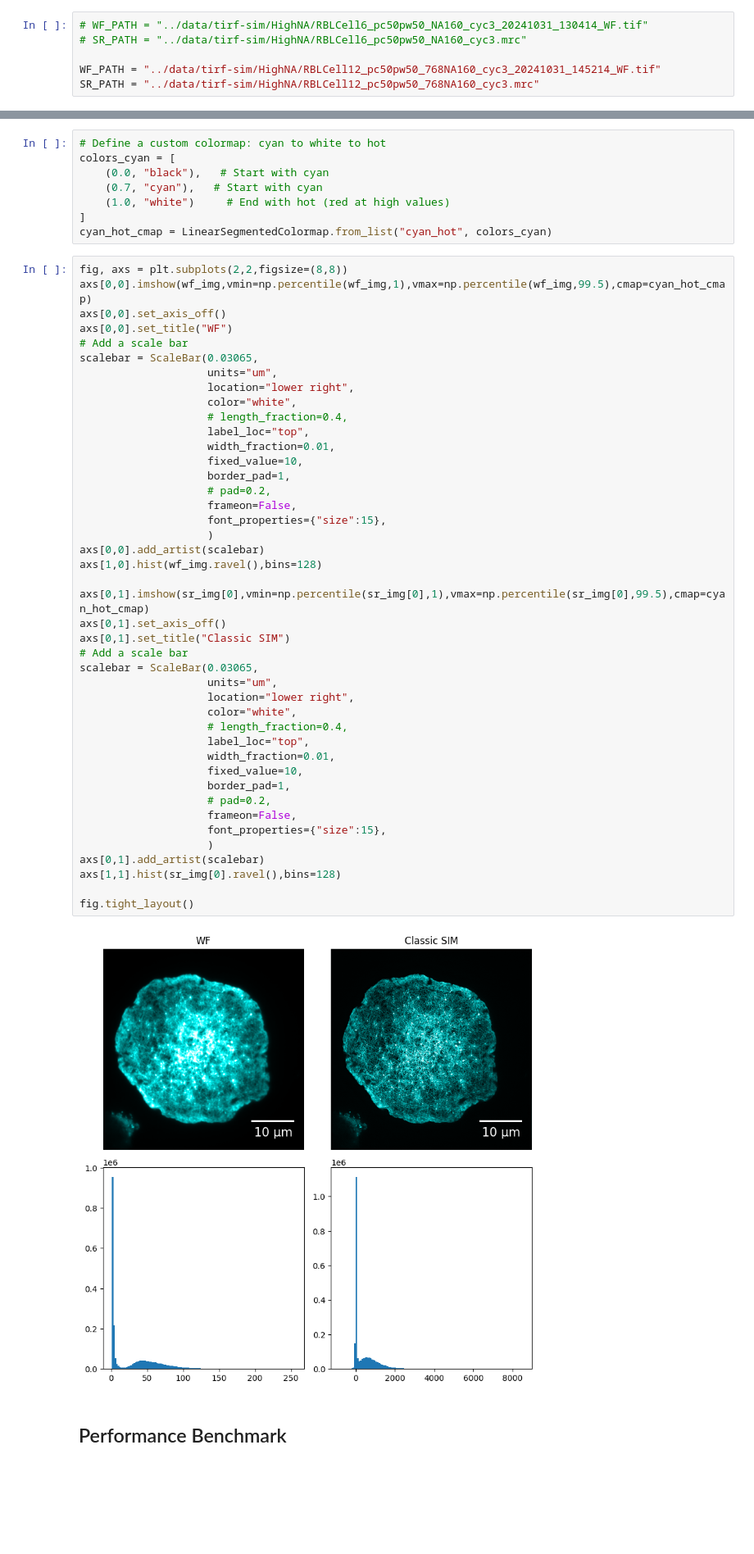
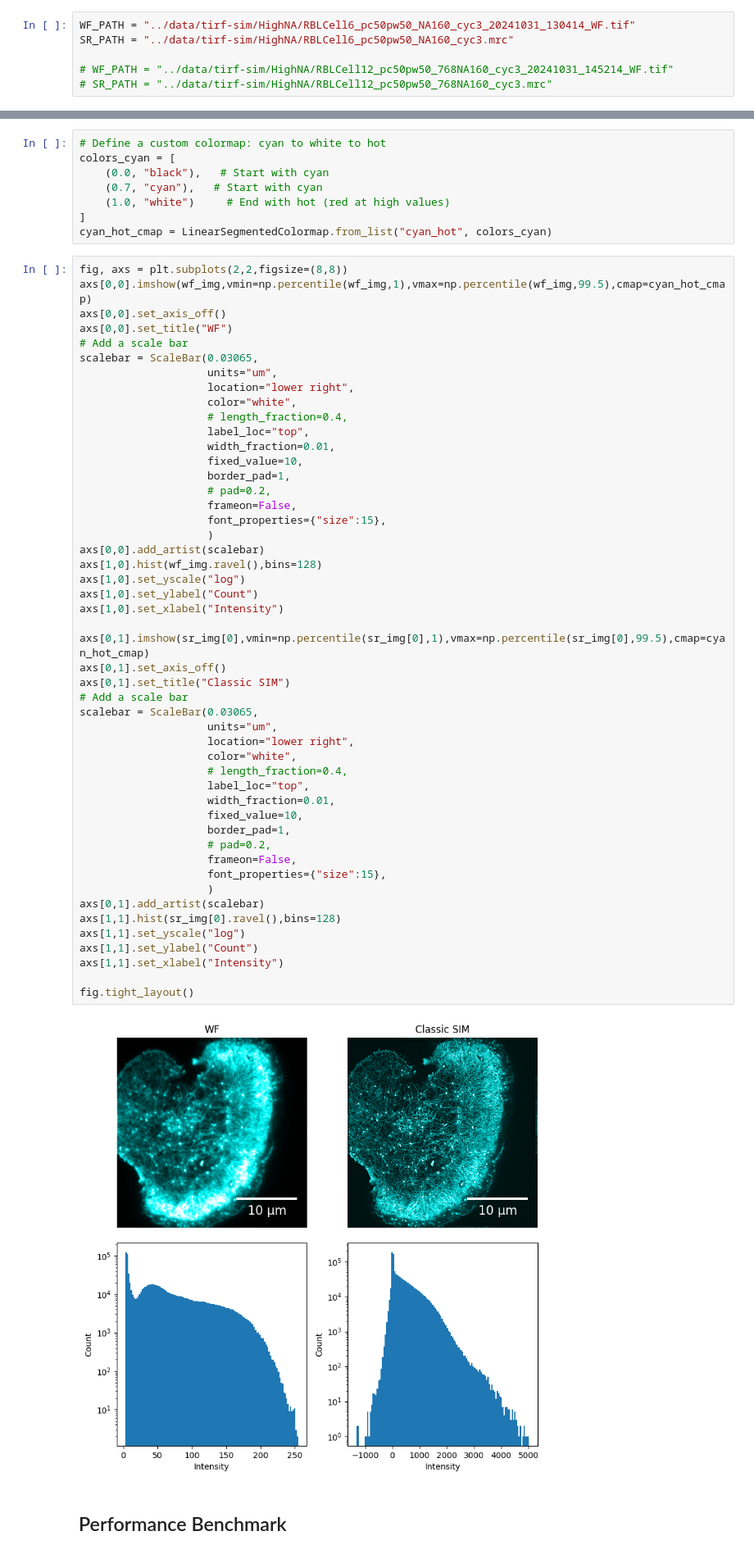
Before and after one commit to Oxford-Zeiss-Centre-of-Excellence/SR-Metrics, a Jupyter notebook: notebooks/benchmark.ipynb, the cells around one changed output, grey strips where cells are left out. Shown at 82% size. Drawn from its saved outputs; the diff is of its cells as text; blank space fills up the shorter version.

```diff
--- a/notebooks/benchmark.ipynb
+++ b/notebooks/benchmark.ipynb
@@ -21,11 +21,11 @@ from SRmetric.metric import *
 # %% [markdown]
 ## Load Image
 # %%
-# WF_PATH = "../data/tirf-sim/HighNA/RBLCell6_pc50pw50_NA160_cyc3_20241031_130414_WF.tif"
-# SR_PATH = "../data/tirf-sim/HighNA/RBLCell6_pc50pw50_NA160_cyc3.mrc"
+WF_PATH = "../data/tirf-sim/HighNA/RBLCell6_pc50pw50_NA160_cyc3_20241031_130414_WF.tif"
+SR_PATH = "../data/tirf-sim/HighNA/RBLCell6_pc50pw50_NA160_cyc3.mrc"
 
-WF_PATH = "../data/tirf-sim/HighNA/RBLCell12_pc50pw50_768NA160_cyc3_20241031_145214_WF.tif"
-SR_PATH = "../data/tirf-sim/HighNA/RBLCell12_pc50pw50_768NA160_cyc3.mrc"
+# WF_PATH = "../data/tirf-sim/HighNA/RBLCell12_pc50pw50_768NA160_cyc3_20241031_145214_WF.tif"
+# SR_PATH = "../data/tirf-sim/HighNA/RBLCell12_pc50pw50_768NA160_cyc3.mrc"
 # %%
 def im_read(path):
     file_name, file_extension = os.path.splitext(path)
@@ -75,34 +75,40 @@ scalebar = ScaleBar(0.03065,
                     border_pad=1,
                     # pad=0.2,
                     frameon=False,
                     font_properties={"size":15},
                     )
 axs[0,0].add_artist(scalebar)
 axs[1,0].hist(wf_img.ravel(),bins=128)
+axs[1,0].set_yscale("log")
+axs[1,0].set_ylabel("Count")
+axs[1,0].set_xlabel("Intensity")
 
 axs[0,1].imshow(sr_img[0],vmin=np.percentile(sr_img[0],1),vmax=np.percentile(sr_img[0],99.5),cmap=cyan_hot_cmap)
 axs[0,1].set_axis_off()
 axs[0,1].set_title("Classic SIM")
 # Add a scale bar
 scalebar = ScaleBar(0.03065,
                     units="um",
                     location="lower right",
                     color="white",
                     # length_fraction=0.4,
                     label_loc="top",
                     width_fraction=0.01,
                     fixed_value=10,
                     border_pad=1,
                     # pad=0.2,
                     frameon=False,
                     font_properties={"size":15},
                     )
 axs[0,1].add_artist(scalebar)
 axs[1,1].hist(sr_img[0].ravel(),bins=128)
+axs[1,1].set_yscale("log")
+axs[1,1].set_ylabel("Count")
+axs[1,1].set_xlabel("Intensity")
 
 fig.tight_layout()
 # %% [output]
-[figure, old version]
+[figure, new version]
 # %% [markdown]
 ## Performance Benchmark
 # %%
```
Also changed, not shown: parts of 3 cells of this notebook.
